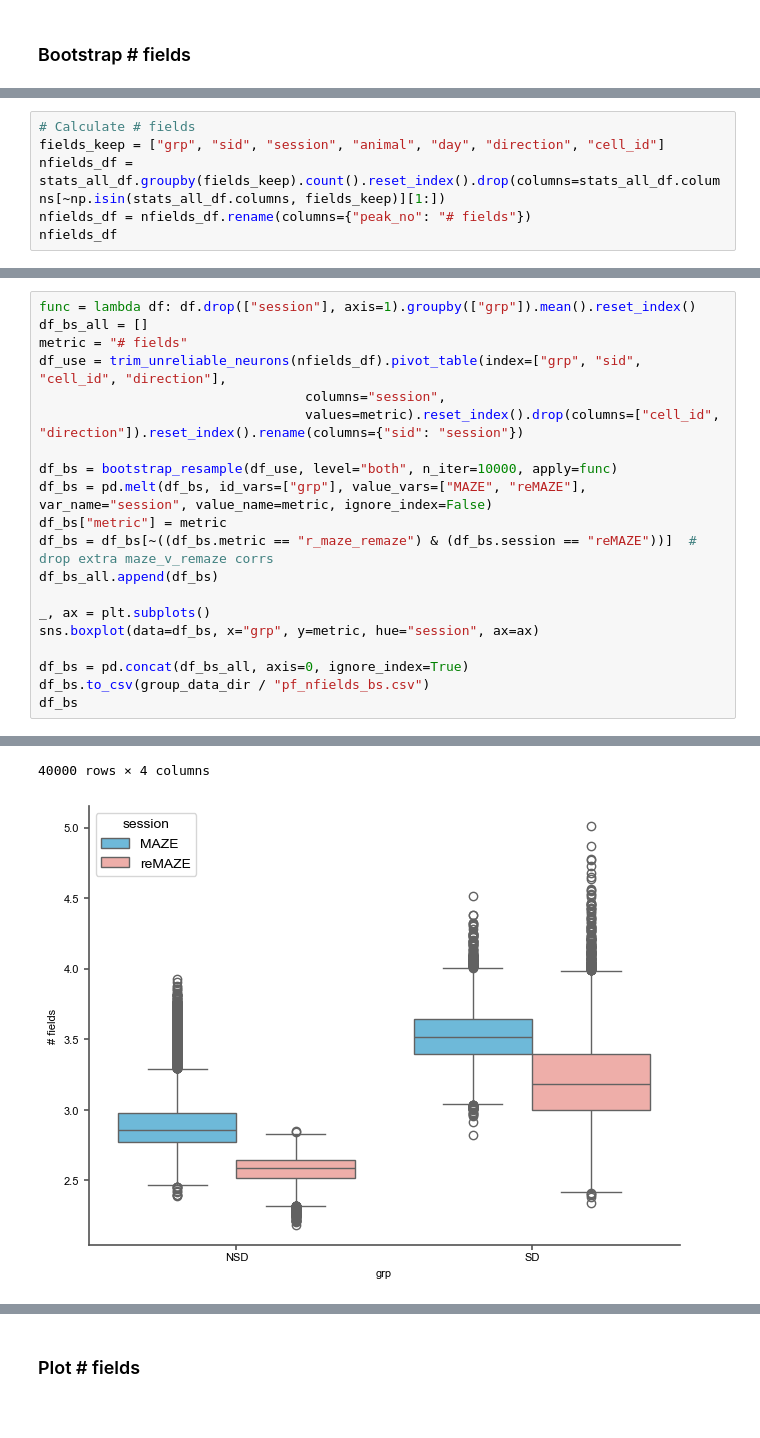
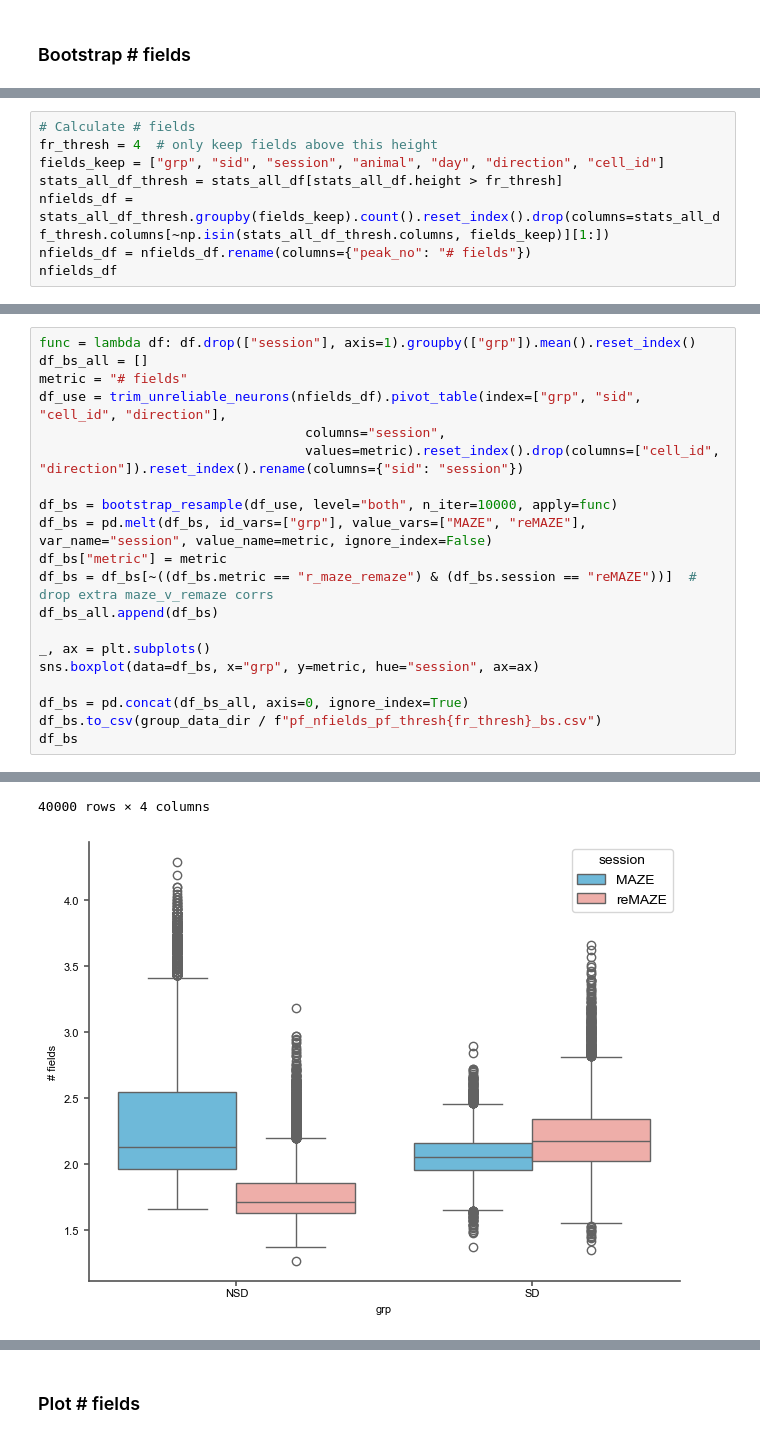
Before and after one commit to nkinsky/Projects_sandbox, a Jupyter notebook: sd_drift/sd_figure2_pf_characteristics.ipynb, the cells around one changed output, grey strips where cells are left out. Drawn from its saved outputs; the diff is of its cells as text.

```diff
--- a/sd_drift/sd_figure2_pf_characteristics.ipynb
+++ b/sd_drift/sd_figure2_pf_characteristics.ipynb
@@ -634,7 +608,9 @@ MAZE vs. reMAZE: get_bootstrap_prob_paired, P_val:7.500e-03 Stat=-1.712e+00
 # %%
 # Calculate # fields
+fr_thresh = 4  # only keep fields above this height
 fields_keep = ["grp", "sid", "session", "animal", "day", "direction", "cell_id"]
-nfields_df = stats_all_df.groupby(fields_keep).count().reset_index().drop(columns=stats_all_df.columns[~np.isin(stats_all_df.columns, fields_keep)][1:])
+stats_all_df_thresh = stats_all_df[stats_all_df.height > fr_thresh]
+nfields_df = stats_all_df_thresh.groupby(fields_keep).count().reset_index().drop(columns=stats_all_df_thresh.columns[~np.isin(stats_all_df_thresh.columns, fields_keep)][1:])
 nfields_df = nfields_df.rename(columns={"peak_no": "# fields"})
 nfields_df
 # %% [output]
@@ -669,7 +648,7 @@ _, ax = plt.subplots()
 sns.boxplot(data=df_bs, x="grp", y=metric, hue="session", ax=ax)
 
 df_bs = pd.concat(df_bs_all, axis=0, ignore_index=True)
-df_bs.to_csv(group_data_dir / "pf_nfields_bs.csv")
+df_bs.to_csv(group_data_dir / f"pf_nfields_pf_thresh{fr_thresh}_bs.csv")
 df_bs
 # %% [output]
 Running bootstraps for NSD group
@@ -689,2 +668,2 @@ Running bootstraps for SD group
 40000 rows × 4 columns
-[figure, old version]
+[figure, new version]
```
Also changed, not shown: parts of 9 cells of this notebook, 3 other files.
